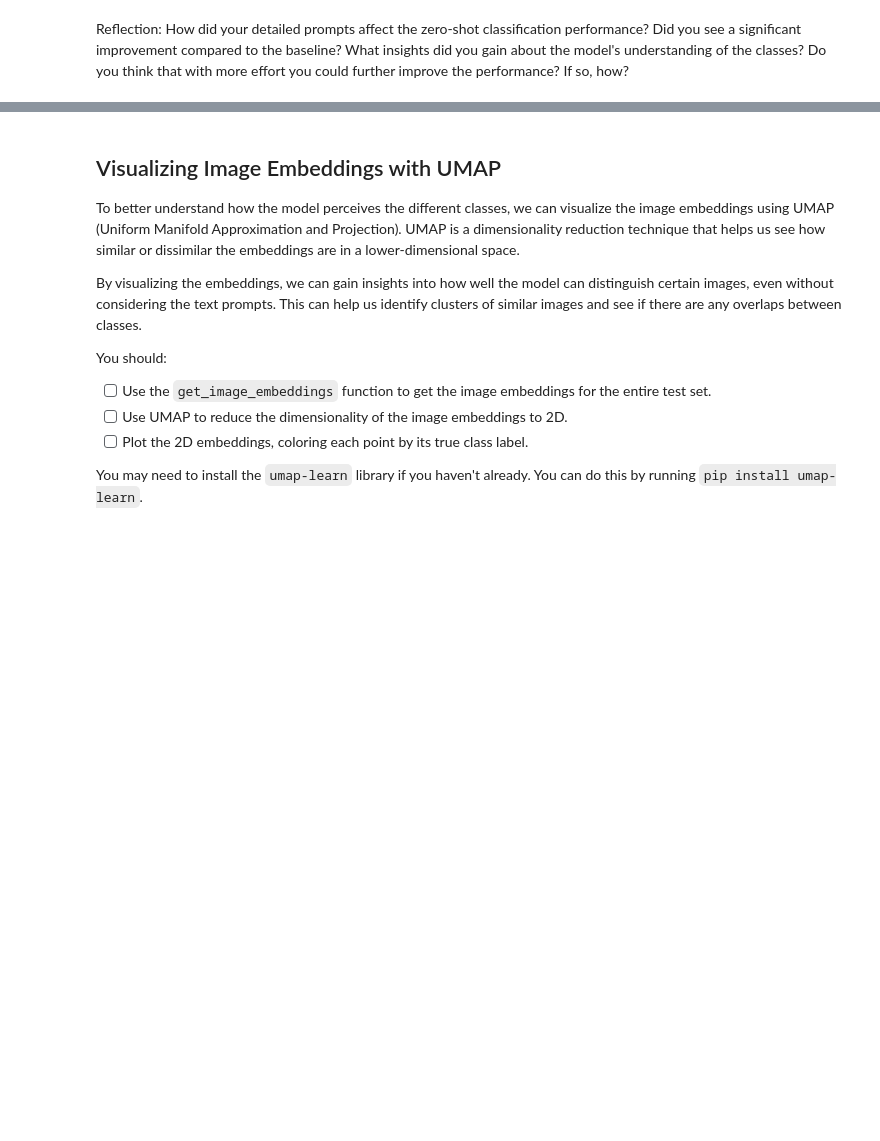
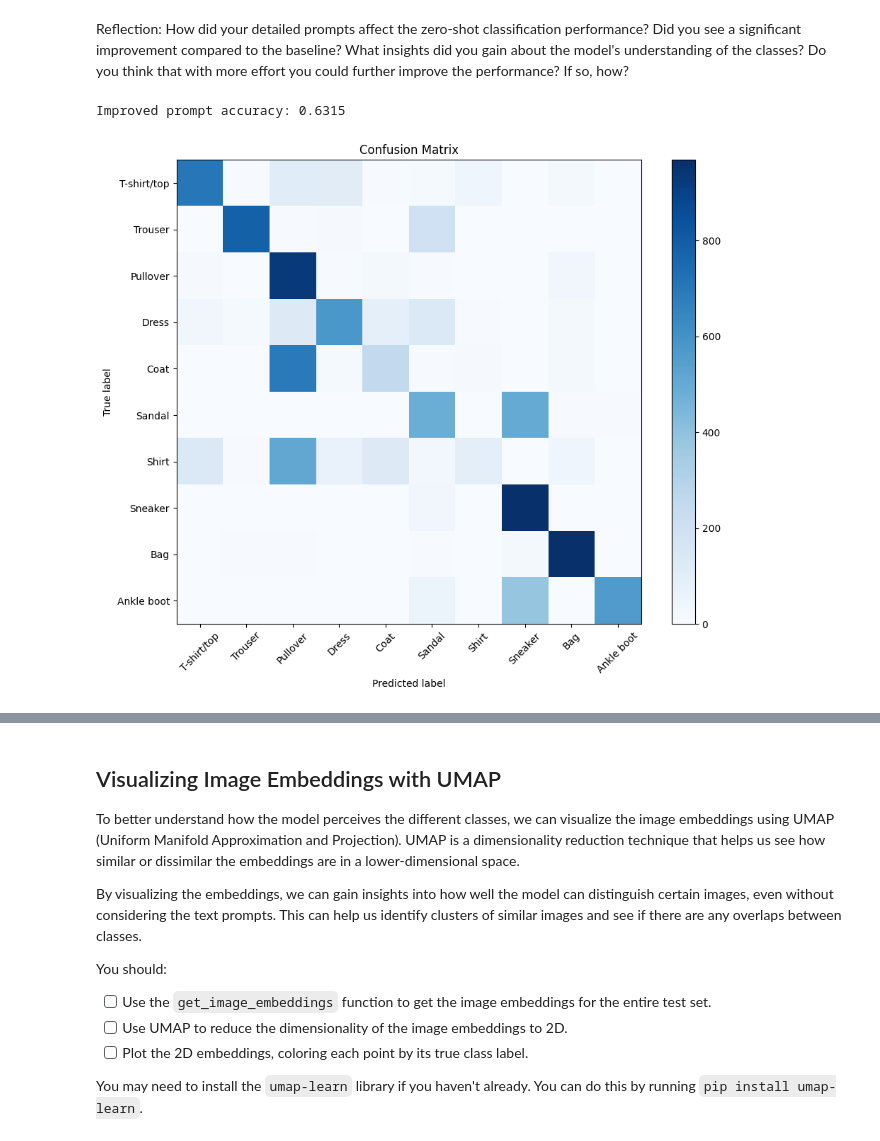
Before and after one commit to davidancor/deep_learning, a Jupyter notebook: 02_activities/assignments/assignment_2.ipynb, the cells around one changed output, grey strips where cells are left out. Drawn from its saved outputs; the diff is of its cells as text; code cells hidden in the pictures; blank space fills up the shorter version.

```diff
--- a/02_activities/assignments/assignment_2.ipynb
+++ b/02_activities/assignments/assignment_2.ipynb
@@ -282,2 +310,34 @@ plot_confusion_matrix(y_true_improved, y_pred_improved, CLASS_NAMES)
 # %% [markdown]
 Reflection: How did your detailed prompts affect the zero-shot classification performance? Did you see a significant improvement compared to the baseline? What insights did you gain about the model's understanding of the classes? Do you think that with more effort you could further improve the performance? If so, how?
+# %%
+# Improved prompts with more descriptive context
+IMPROVED_PROMPTS = [
+    "a photo of a casual t-shirt or top",
+    "a photo of pants or trousers",
+    "a photo of a pullover sweater or jumper",
+    "a photo of a dress",
+    "a photo of a coat or jacket",
+    "a photo of sandals or open-toe footwear",
+    "a photo of a shirt with collar and buttons",
+    "a photo of sneakers or athletic shoes",
+    "a photo of a handbag or purse",
+    "a photo of ankle boots or short boots",
+]
+
+# Build improved text embeddings
+improved_text_feats = get_text_embeddings(IMPROVED_PROMPTS)
+
+y_true_improved, y_pred_improved = [], []
+
+for pixel_values, labels in test_loader:
+    image_feats = get_image_embeddings(pixel_values)
+    similarity = get_cosine_similarity(image_feats, improved_text_feats)
+    preds = get_predictions(similarity)
+    y_true_improved.extend(labels.numpy())
+    y_pred_improved.extend(preds)
+
+print(f"Improved prompt accuracy: {accuracy_score(y_true_improved, y_pred_improved):.4f}")
+plot_confusion_matrix(y_true_improved, y_pred_improved, CLASS_NAMES)
+# %% [output]
+Improved prompt accuracy: 0.6315
+[figure, added]
```
Also changed, not shown: parts of 18 cells of this notebook, 2 other files.
